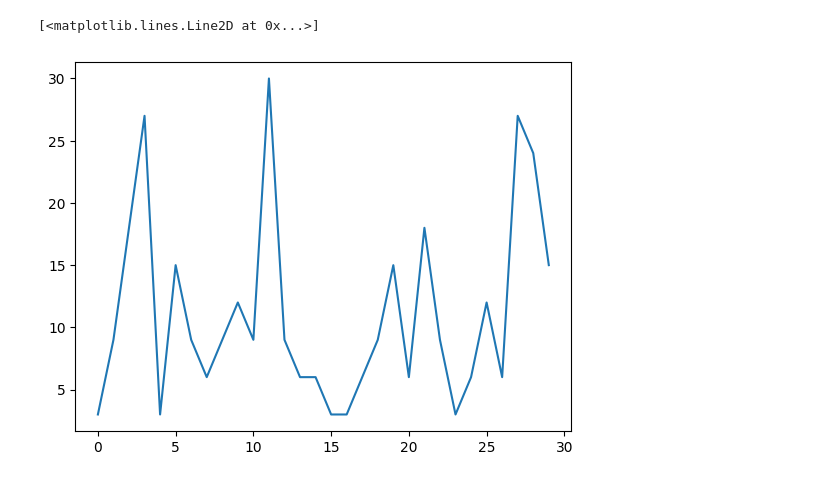
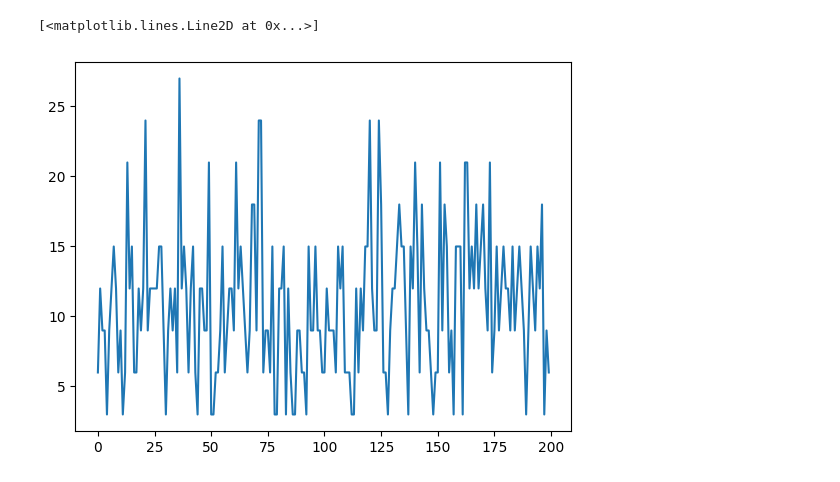
Before and after one commit to sotarseniy/project-atari, a Jupyter notebook: task-02/task-02.ipynb, the cells around one changed output. Drawn from its saved outputs; the diff is of its cells as text; code cells hidden in the pictures.

```diff
--- a/task-02/task-02.ipynb
+++ b/task-02/task-02.ipynb
@@ -10,4 +10,4 @@ from tqdm import tqdm
 ale = ALEInterface()
 ale.loadROM(LostLuggage)
 # %%
-env = gym.make('ALE/LostLuggage-v5', render_mode='human')
+env = gym.make('ALE/LostLuggage-v5')
@@ -42,21 +40,23 @@ class QLearningAgent:
     def train(self, env, n_episodes):
         episode_rewards = []
 
-        for _ in tqdm(range(n_episodes)):
+        for episode in range(n_episodes):
             env.reset()
             done = False
             total_reward = 0
 
             while not done:
                 action = self.choose_action()
-                _, reward, done, _, _ = env.step(action)
+                next_state, reward, done, _, _ = env.step(action)
                 total_reward += reward
                 self.update_Q(action, reward)
+                state = next_state
 
+            print(f"Episode { episode + 1 } : Reward { total_reward }")
             episode_rewards.append(total_reward)
 
         return episode_rewards
 # %%
 agent = QLearningAgent(n_actions=env.action_space.n)
 # %%
-episode_rewards = agent.train(env=env, n_episodes=30)
+episode_rewards = agent.train(env=env, n_episodes=200)
@@ -63,5 +81,5 @@ episode_rewards = agent.train(env=env, n_episodes=30)
 # %%
-plt.plot(range(30), episode_rewards)
+plt.plot(range(200), episode_rewards)
 # %% [output]
 [<matplotlib.lines.Line2D at 0x...>]
-[figure, old version]
+[figure, new version]
```
Also changed, not shown: parts of 2 cells of this notebook, 3 other files.
